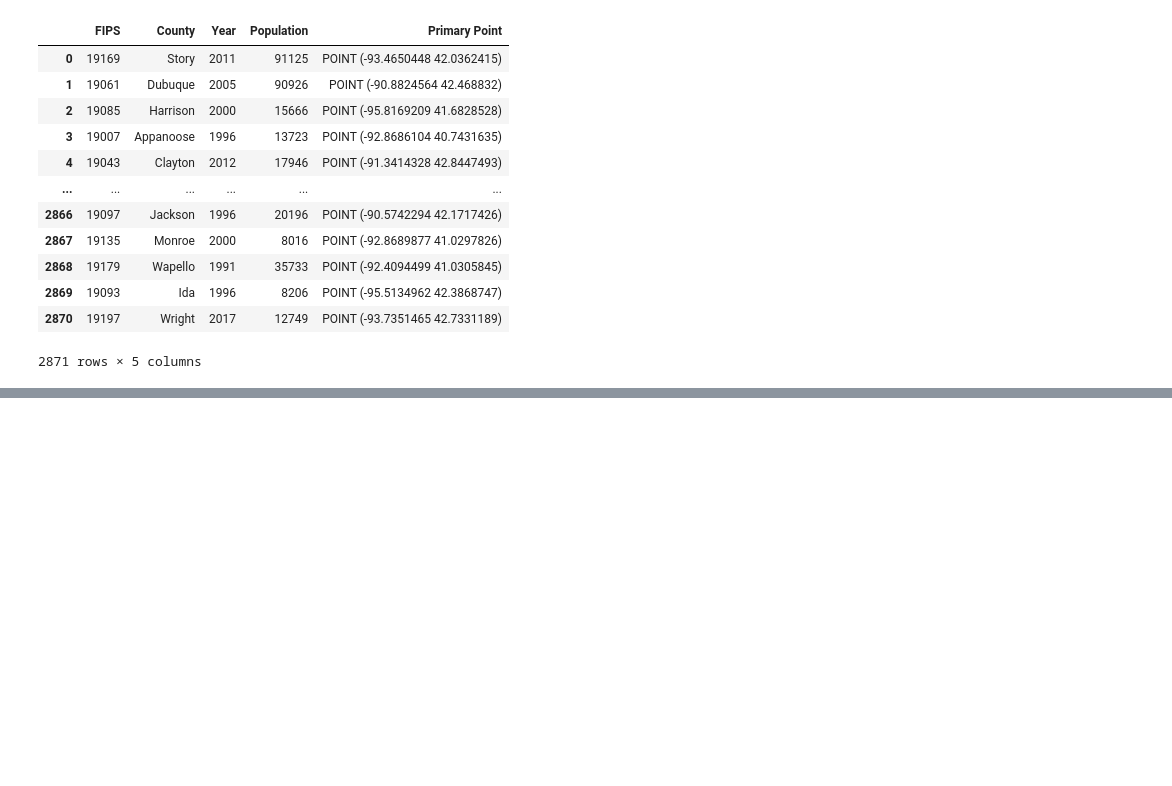
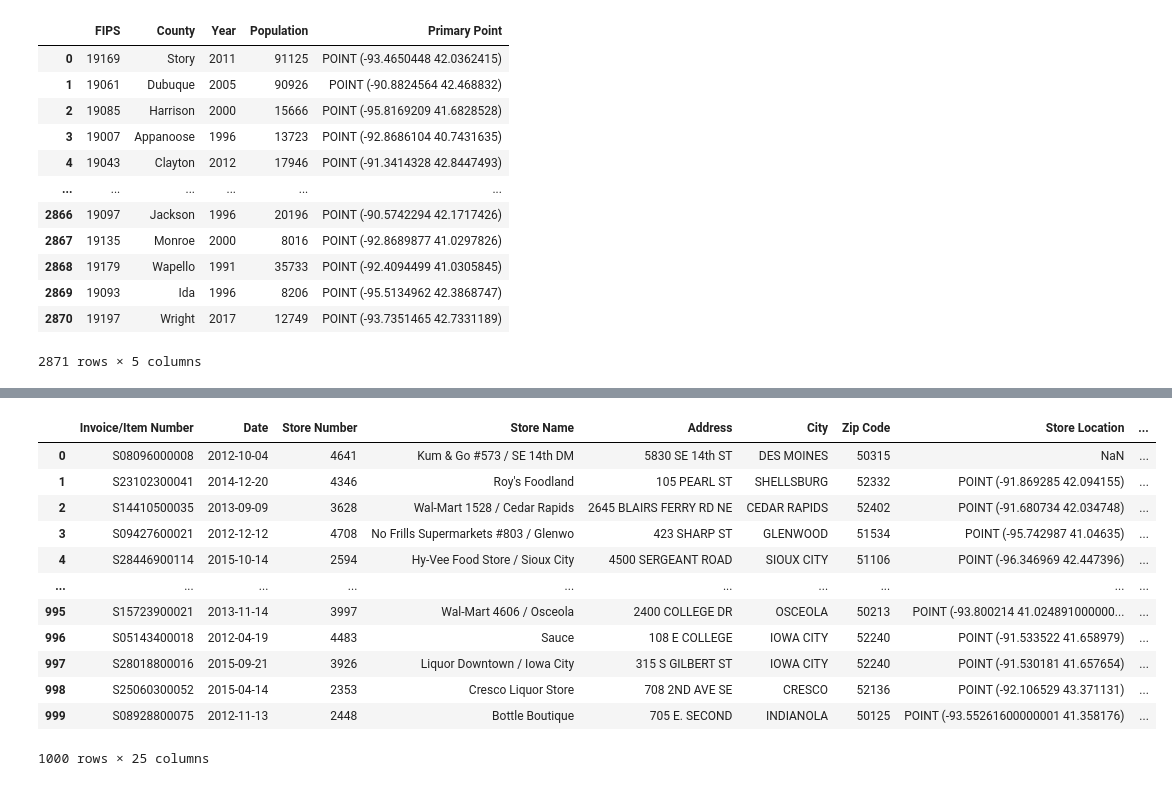
Before and after one commit to maxbarshay/Linear-Regression-Models, a Jupyter notebook: Better Aggregation.ipynb, the cells around one changed output, grey strips where cells are left out. Drawn from its saved outputs; the diff is of its cells as text; code cells hidden in the pictures; blank space fills up the shorter version.

```diff
--- a/Better Aggregation.ipynb
+++ b/Better Aggregation.ipynb
@@ -80,0 +120,16 @@ tot_iowa
+# %%
+iowa
+# %% [output]
+|  | Invoice/Item Number | Date | Store Number | Store Name | Address | City | Zip Code | Store Location | ... |
+| 0 | S08096000008 | 2012-10-04 | 4641 | Kum & Go #573 / SE 14th DM | 5830 SE 14th ST | DES MOINES | 50315 | NaN | ... |
+| 1 | S23102300041 | 2014-12-20 | 4346 | Roy's Foodland | 105 PEARL ST | SHELLSBURG | 52332 | POINT (-91.869285 42.094155) | ... |
+| 2 | S14410500035 | 2013-09-09 | 3628 | Wal-Mart 1528 / Cedar Rapids | 2645 BLAIRS FERRY RD NE | CEDAR RAPIDS | 52402 | POINT (-91.680734 42.034748) | ... |
+| 3 | S09427600021 | 2012-12-12 | 4708 | No Frills Supermarkets #803 / Glenwo | 423 SHARP ST | GLENWOOD | 51534 | POINT (-95.742987 41.04635) | ... |
+| 4 | S28446900114 | 2015-10-14 | 2594 | Hy-Vee Food Store / Sioux City | 4500 SERGEANT ROAD | SIOUX CITY | 51106 | POINT (-96.346969 42.447396) | ... |
+| ... | ... | ... | ... | ... | ... | ... | ... | ... | ... |
+| 995 | S15723900021 | 2013-11-14 | 3997 | Wal-Mart 4606 / Osceola | 2400 COLLEGE DR | OSCEOLA | 50213 | POINT (-93.800214 41.024891000000... | ... |
+| 996 | S05143400018 | 2012-04-19 | 4483 | Sauce | 108 E COLLEGE | IOWA CITY | 52240 | POINT (-91.533522 41.658979) | ... |
+| 997 | S28018800016 | 2015-09-21 | 3926 | Liquor Downtown / Iowa City | 315 S GILBERT ST | IOWA CITY | 52240 | POINT (-91.530181 41.657654) | ... |
+| 998 | S25060300052 | 2015-04-14 | 2353 | Cresco Liquor Store | 708 2ND AVE SE | CRESCO | 52136 | POINT (-92.106529 43.371131) | ... |
+| 999 | S08928800075 | 2012-11-13 | 2448 | Bottle Boutique | 705 E. SECOND | INDIANOLA | 50125 | POINT (-93.55261600000001 41.358176) | ... |
+1000 rows × 25 columns
```
Also changed, not shown: parts of 6 cells of this notebook, 5 other files.
